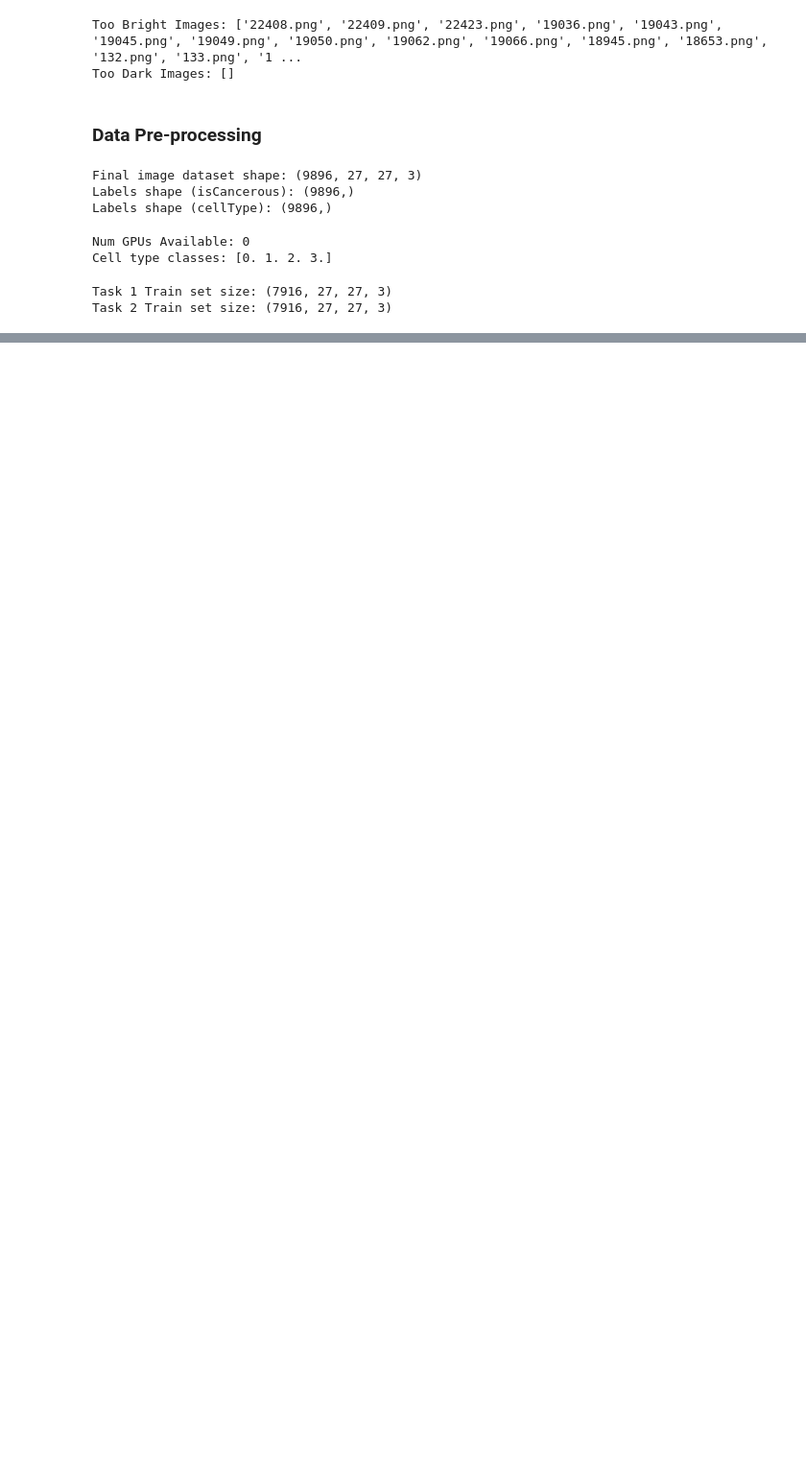
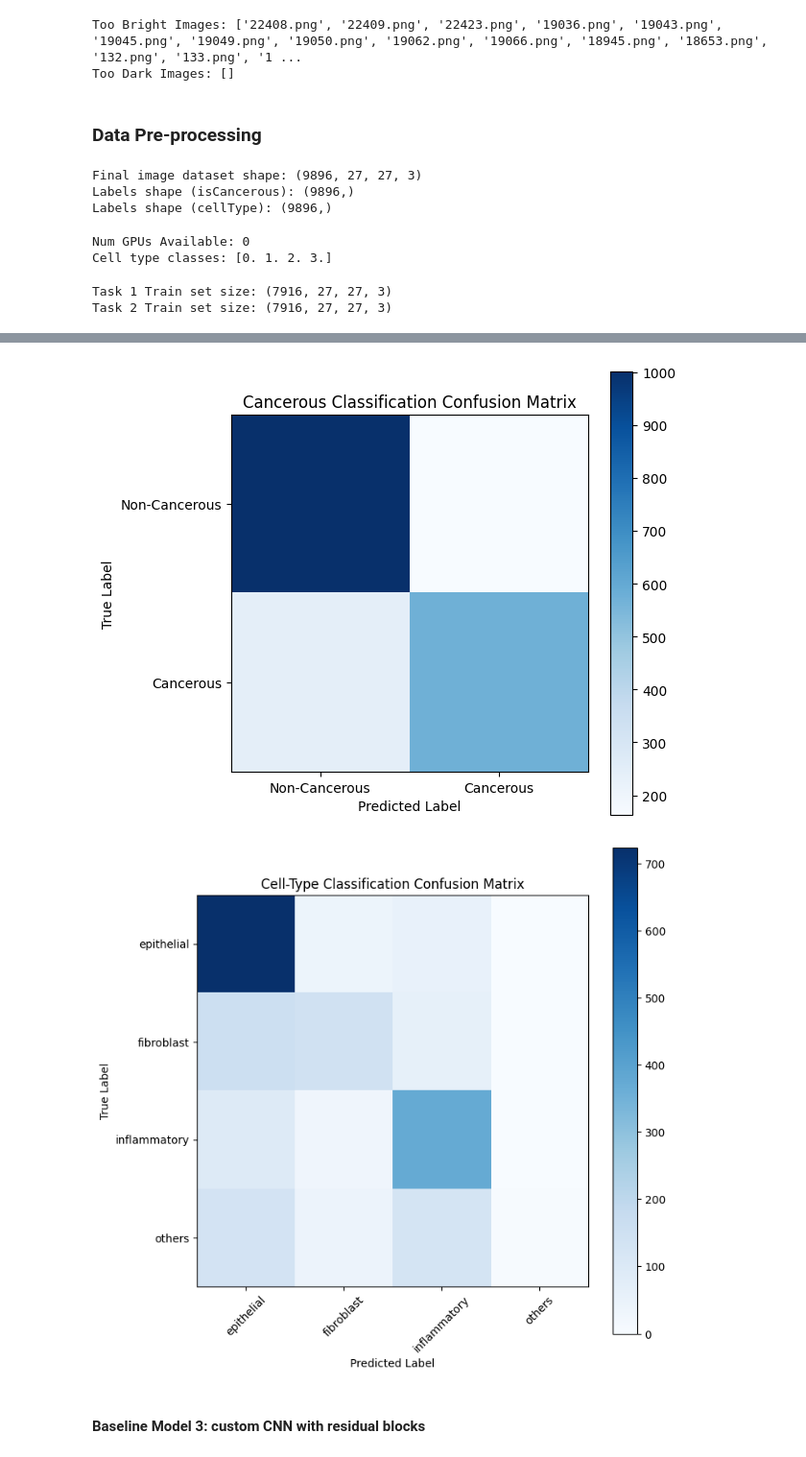
Before and after one commit to sheikhmunim/cml_assignment2, a Jupyter notebook: assignment_2.ipynb, the cells around one changed output, grey strips where cells are left out. Shown at 96% size. Saved outputs shown, nothing was run; the diff lists cells and outputs as text; code cells hidden in the pictures; blank space fills up the shorter version.

```diff
--- a/assignment_2.ipynb
+++ b/assignment_2.ipynb
@@ -528,0 +565,16 @@ weighted avg       0.89      0.88      0.88      1980
+# %%
+# Train Random Forest for cancerous classification (isCancerous)
+rf_cancerous = RandomForestClassifier(n_estimators=100, random_state=42)
+rf_cancerous.fit(X_train, y_c_train)
+
+# Predict on test data
+y_c_pred = rf_cancerous.predict(X_test)
+
+# Evaluate the cancerous classification model
+print("Cancerous Classification (isCancerous) Results:")
+print("Accuracy: ", accuracy_score(y_c_test, y_c_pred))
+print("Classification Report:")
+print(classification_report(y_c_test, y_c_pred))
+
+# Confusion Matrix for cancerous classification
+cm_cancerous = confusion_matrix(y_c_test, y_c_pred)
@@ -528,0 +628,31 @@ weighted avg       0.89      0.88      0.88      1980
+# %%
+import matplotlib.pyplot as plt
+
+# Plotting Confusion Matrix for cancerous classification
+plt.figure(figsize=(6, 6))
+plt.imshow(cm_cancerous, interpolation='nearest', cmap=plt.cm.Blues)
+plt.title('Cancerous Classification Confusion Matrix')
+plt.colorbar()
+tick_marks = np.arange(2)
+plt.xticks(tick_marks, ['Non-Cancerous', 'Cancerous'])
+plt.yticks(tick_marks, ['Non-Cancerous', 'Cancerous'])
+plt.xlabel('Predicted Label')
+plt.ylabel('True Label')
+plt.show()
+
+# Plotting Confusion Matrix for cell type classification
+plt.figure(figsize=(8, 8))
+plt.imshow(cm_celltype, interpolation='nearest', cmap=plt.cm.Blues)
+plt.title('Cell-Type Classification Confusion Matrix')
+plt.colorbar()
+tick_marks = np.arange(len(le.classes_))
+plt.xticks(tick_marks, le.classes_, rotation=45)
+plt.yticks(tick_marks, le.classes_)
+plt.xlabel('Predicted Label')
+plt.ylabel('True Label')
+plt.show()
+# %% [output]
+[figure, added]
+[figure, added]
+# %% [markdown]
+#### Baseline Model 3: custom CNN with residual blocks
```
Also changed, not shown: parts of 25 cells of this notebook.
